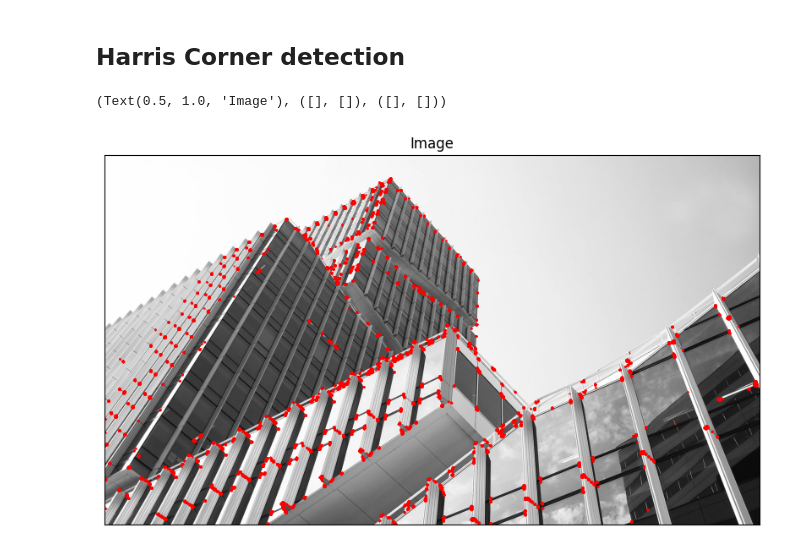
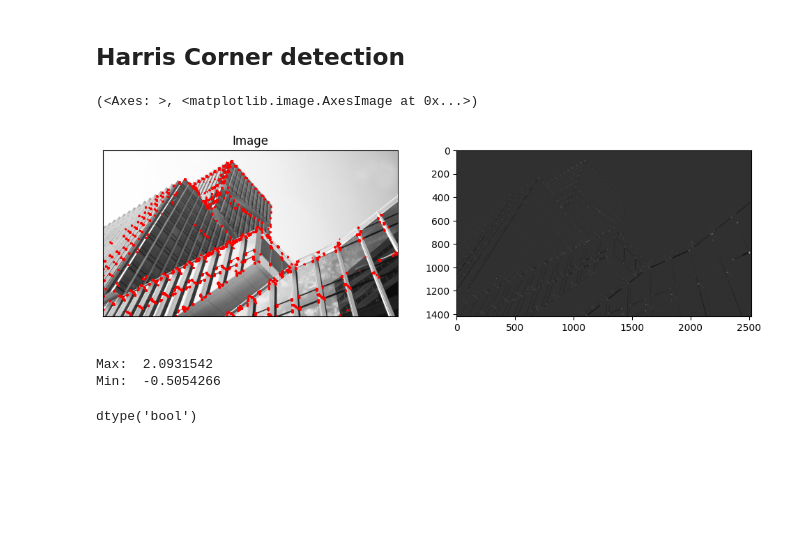
Before and after one commit to omarnust/ComputerVision, a Jupyter notebook: 05-corner.ipynb, the cells around one changed output. Saved outputs shown, nothing was run; the diff lists cells and outputs as text; code cells hidden in the pictures; blank space fills up the shorter version.

```diff
--- a/05-corner.ipynb
+++ b/05-corner.ipynb
@@ -77,27 +85,42 @@ axs.set_aspect('equal')
 # %%
 # Read the image
 image = getImage('https://images.pexels.com/photos/162539/architecture-building-amsterdam-blue-sky-162539.jpeg?auto=compress&cs=tinysrgb&w=1260&h=750&dpr=2', cv2.IMREAD_GRAYSCALE)
 
 # Apply the Harris Corner Detector
-harris_response = cv2.cornerHarris(image, blockSize=7, ksize=5, k=0.04)         # ksize= filter size to compute the derivative
-                                                                                # harris_response is now an image
+harris_response = cv2.cornerHarris(image, blockSize=7, ksize=5, k=0.04)         # blockSize = size of the window on which we'll compute the Harris matrix
+                                                                                #       increasing window --> corner you're locating may not be localized (effect depends on the image)
+                                                                                # ksize = filter size to compute the derivative (Sobel Operator Size)
+                                                                                # harris_response is now an image (same size as original image)
                                                                                 # what is the effect of k on R? (possible exam question)
-                                                                                # ans: increase k == give us only the strong edges
-                                                                                #      decrease k == will not give us the strong edges
+                                                                                # ans: increase k (and keep threshold as is) == give us only the strongest corners
+                                                                                #      decrease k == you'll start seeing more corners (same impact as decreasing threshold?)
+                                                                                #           will not give us the strong edges
+                                                                                #           assign a corner only if the val of the det is relatively higher than the value of the trace
+
 
 # Threshold the response to identify corners
 threshold = 0.05 * harris_response.max()
 corner_mask = (harris_response > threshold).astype(np.uint8) * 255
 
 # Get the x, y coordinates of the corners
-coordinates = np.column_stack(np.where(corner_mask > 0))
+coordinates = np.column_stack(np.where(corner_mask > 0))        # creating a numpy matrix to stack the cols into coordinates (rather than doing it manually -- see below)
+                                                                # just a matter of storage, you don't have to stack
+                                                                # not corner = 0, corner = 255
 
 # Display the original image and detected corners
-plt.figure(figsize=(10, 10))
+plt.figure(figsize=(12, 10))
 
-plt.subplot(111), plt.imshow(image, cmap='gray')
+plt.subplot(121), plt.imshow(image, cmap='gray')
 plt.scatter(coordinates[:, 1], coordinates[:, 0], color='red', marker='.', s=1)
 plt.title('Image'), plt.xticks([]), plt.yticks([])
+
+plt.subplot(122), plt.imshow(harris_response, cmap='gray')
 # %% [output]
-(Text(0.5, 1.0, 'Image'), ([], []), ([], []))
+(<Axes: >, <matplotlib.image.AxesImage at 0x...>)
-[figure, old version]
+[figure, new version]
+# %%
+print("Max: ", np.max(harris_response))
+print("Min: ", np.min(harris_response))
+# %% [output]
+Max:  2.0931542
+Min:  -0.5054266
@@ -103,0 +131,4 @@ plt.title('Image'), plt.xticks([]), plt.yticks([])
+# %%
+corner_mask.dtype
+# %% [output]
+dtype('bool')
```
Also changed, not shown: parts of 10 cells of this notebook.
